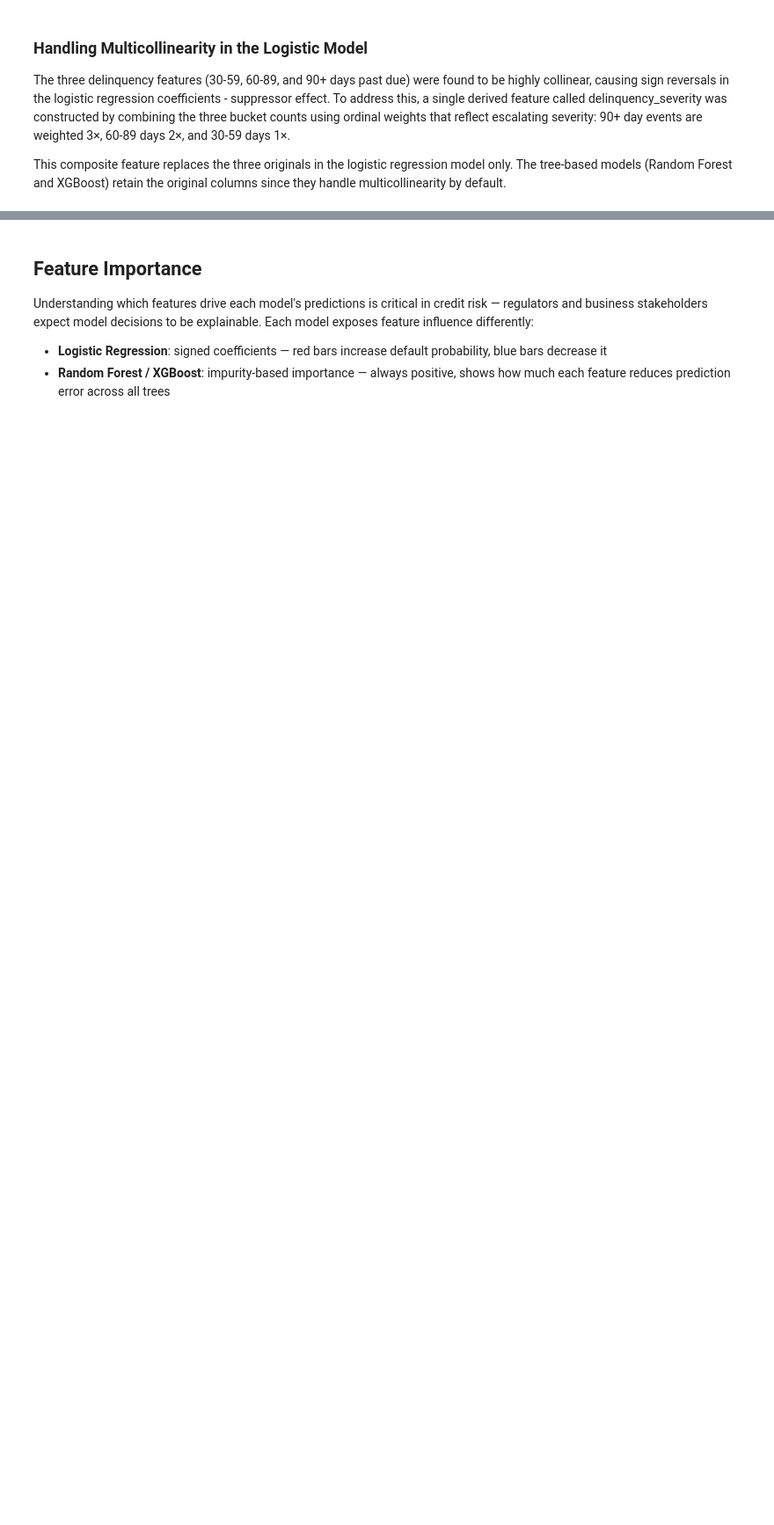
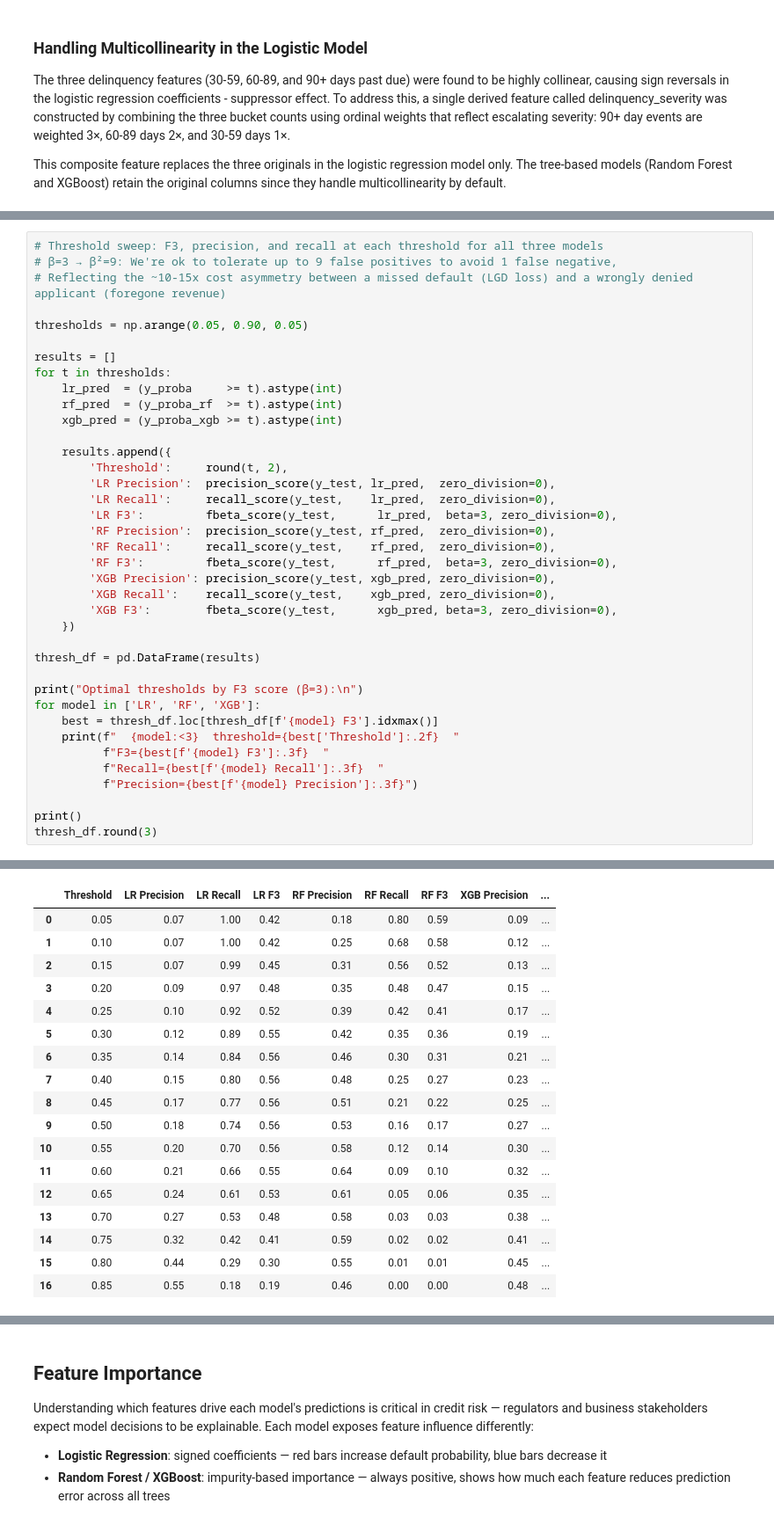
Before and after one commit to CesarAguirre9/Credit_Default_Classifier, a Jupyter notebook: credit_default_classifier.ipynb, the cells around one changed output, grey strips where cells are left out. Shown at 88% size. Drawn from its saved outputs; the diff is of its cells as text; blank space fills up the shorter version.

```diff
--- a/credit_default_classifier.ipynb
+++ b/credit_default_classifier.ipynb
@@ -496,0 +536,39 @@ plt.show()
+# %%
+# Threshold sweep: F3, precision, and recall at each threshold for all three models
+# β=3 → β²=9: We're ok to tolerate up to 9 false positives to avoid 1 false negative,
+# Reflecting the ~10-15x cost asymmetry between a missed default (LGD loss) and a wrongly denied applicant (foregone revenue)
+
+thresholds = np.arange(0.05, 0.90, 0.05)
+
+results = []
+for t in thresholds:
+    lr_pred  = (y_proba     >= t).astype(int)
+    rf_pred  = (y_proba_rf  >= t).astype(int)
+    xgb_pred = (y_proba_xgb >= t).astype(int)
+
+    results.append({
+        'Threshold':     round(t, 2),
+        'LR Precision':  precision_score(y_test, lr_pred,  zero_division=0),
+        'LR Recall':     recall_score(y_test,    lr_pred,  zero_division=0),
+        'LR F3':         fbeta_score(y_test,      lr_pred,  beta=3, zero_division=0),
+        'RF Precision':  precision_score(y_test, rf_pred,  zero_division=0),
+        'RF Recall':     recall_score(y_test,    rf_pred,  zero_division=0),
+        'RF F3':         fbeta_score(y_test,      rf_pred,  beta=3, zero_division=0),
+        'XGB Precision': precision_score(y_test, xgb_pred, zero_division=0),
+        'XGB Recall':    recall_score(y_test,    xgb_pred, zero_division=0),
+        'XGB F3':        fbeta_score(y_test,      xgb_pred, beta=3, zero_division=0),
+    })
+
+thresh_df = pd.DataFrame(results)
+
+print("Optimal thresholds by F3 score (β=3):\n")
+for model in ['LR', 'RF', 'XGB']:
+    best = thresh_df.loc[thresh_df[f'{model} F3'].idxmax()]
+    print(f"  {model:<3}  threshold={best['Threshold']:.2f}  "
+          f"F3={best[f'{model} F3']:.3f}  "
+          f"Recall={best[f'{model} Recall']:.3f}  "
+          f"Precision={best[f'{model} Precision']:.3f}")
+
+print()
+thresh_df.round(3)
+# %% [output]
@@ -496,0 +580,18 @@ plt.show()
+|  | Threshold | LR Precision | LR Recall | LR F3 | RF Precision | RF Recall | RF F3 | XGB Precision | ... |
+| 0 | 0.05 | 0.07 | 1.00 | 0.42 | 0.18 | 0.80 | 0.59 | 0.09 | ... |
+| 1 | 0.10 | 0.07 | 1.00 | 0.42 | 0.25 | 0.68 | 0.58 | 0.12 | ... |
+| 2 | 0.15 | 0.07 | 0.99 | 0.45 | 0.31 | 0.56 | 0.52 | 0.13 | ... |
+| 3 | 0.20 | 0.09 | 0.97 | 0.48 | 0.35 | 0.48 | 0.47 | 0.15 | ... |
+| 4 | 0.25 | 0.10 | 0.92 | 0.52 | 0.39 | 0.42 | 0.41 | 0.17 | ... |
+| 5 | 0.30 | 0.12 | 0.89 | 0.55 | 0.42 | 0.35 | 0.36 | 0.19 | ... |
+| 6 | 0.35 | 0.14 | 0.84 | 0.56 | 0.46 | 0.30 | 0.31 | 0.21 | ... |
+| 7 | 0.40 | 0.15 | 0.80 | 0.56 | 0.48 | 0.25 | 0.27 | 0.23 | ... |
+| 8 | 0.45 | 0.17 | 0.77 | 0.56 | 0.51 | 0.21 | 0.22 | 0.25 | ... |
+| 9 | 0.50 | 0.18 | 0.74 | 0.56 | 0.53 | 0.16 | 0.17 | 0.27 | ... |
+| 10 | 0.55 | 0.20 | 0.70 | 0.56 | 0.58 | 0.12 | 0.14 | 0.30 | ... |
+| 11 | 0.60 | 0.21 | 0.66 | 0.55 | 0.64 | 0.09 | 0.10 | 0.32 | ... |
+| 12 | 0.65 | 0.24 | 0.61 | 0.53 | 0.61 | 0.05 | 0.06 | 0.35 | ... |
+| 13 | 0.70 | 0.27 | 0.53 | 0.48 | 0.58 | 0.03 | 0.03 | 0.38 | ... |
+| 14 | 0.75 | 0.32 | 0.42 | 0.41 | 0.59 | 0.02 | 0.02 | 0.41 | ... |
+| 15 | 0.80 | 0.44 | 0.29 | 0.30 | 0.55 | 0.01 | 0.01 | 0.45 | ... |
+| 16 | 0.85 | 0.55 | 0.18 | 0.19 | 0.46 | 0.00 | 0.00 | 0.48 | ... |
```
Also changed, not shown: parts of 21 cells of this notebook, 1 other file.
